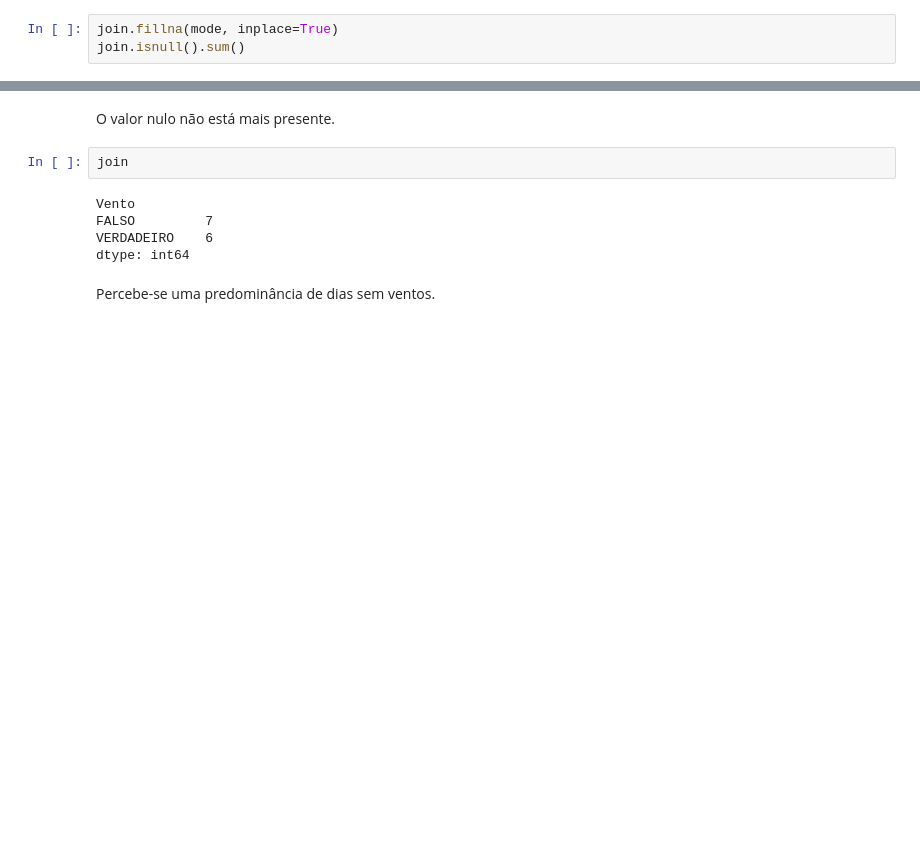
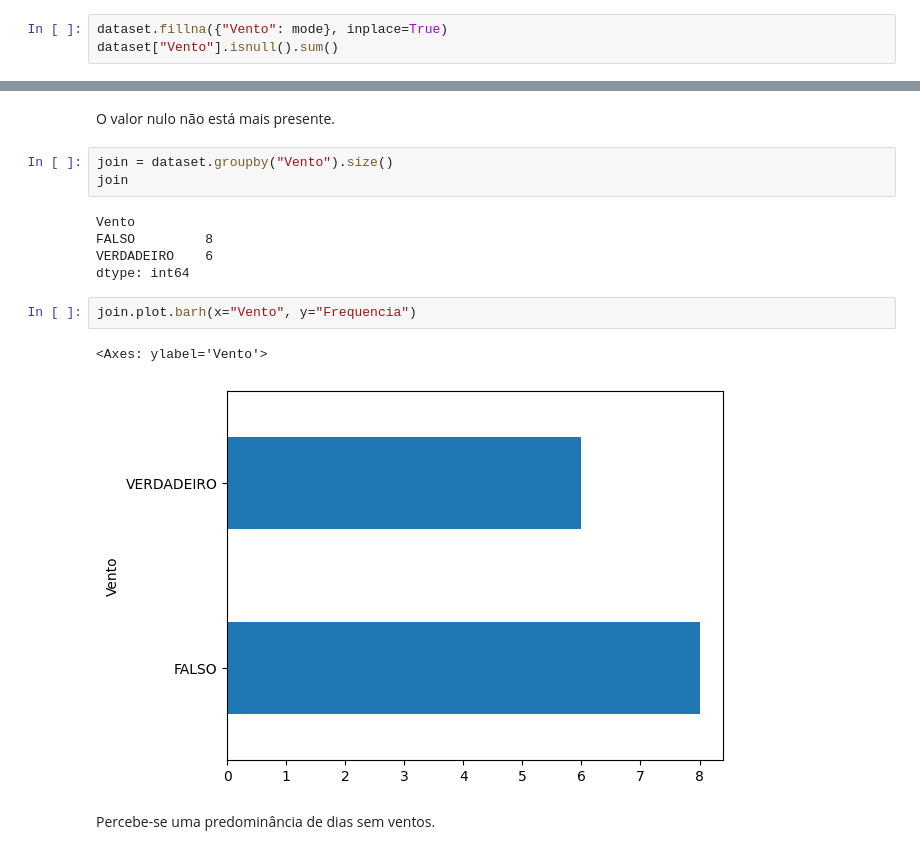
Before and after one commit to cllmenate/meteorological-matchday-data-treatment-python-notebook, a Jupyter notebook: fvm_clima_tempo.ipynb, the cells around one changed output, grey strips where cells are left out. Saved outputs shown, nothing was run; the diff lists cells and outputs as text; blank space fills up the shorter version.

```diff
--- a/fvm_clima_tempo.ipynb
+++ b/fvm_clima_tempo.ipynb
@@ -508,19 +524,25 @@ mode
 # %% [markdown]
 Após identificar a moda, substituir nos valores nulos.
 # %%
-join.fillna(mode, inplace=True)
-join.isnull().sum()
+dataset.fillna({"Vento": mode}, inplace=True)
+dataset["Vento"].isnull().sum()
 # %% [output]
 np.int64(0)
 # %% [markdown]
 O valor nulo não está mais presente.
 # %%
+join = dataset.groupby("Vento").size()
 join
 # %% [output]
 Vento
-FALSO         7
+FALSO         8
 VERDADEIRO    6
 dtype: int64
+# %%
+join.plot.barh(x="Vento", y="Frequencia")
+# %% [output]
+<Axes: ylabel='Vento'>
+[figure, added]
 # %% [markdown]
 Percebe-se uma predominância de dias sem ventos.
 # %% [markdown]
```
Also changed, not shown: parts of 25 cells of this notebook.
